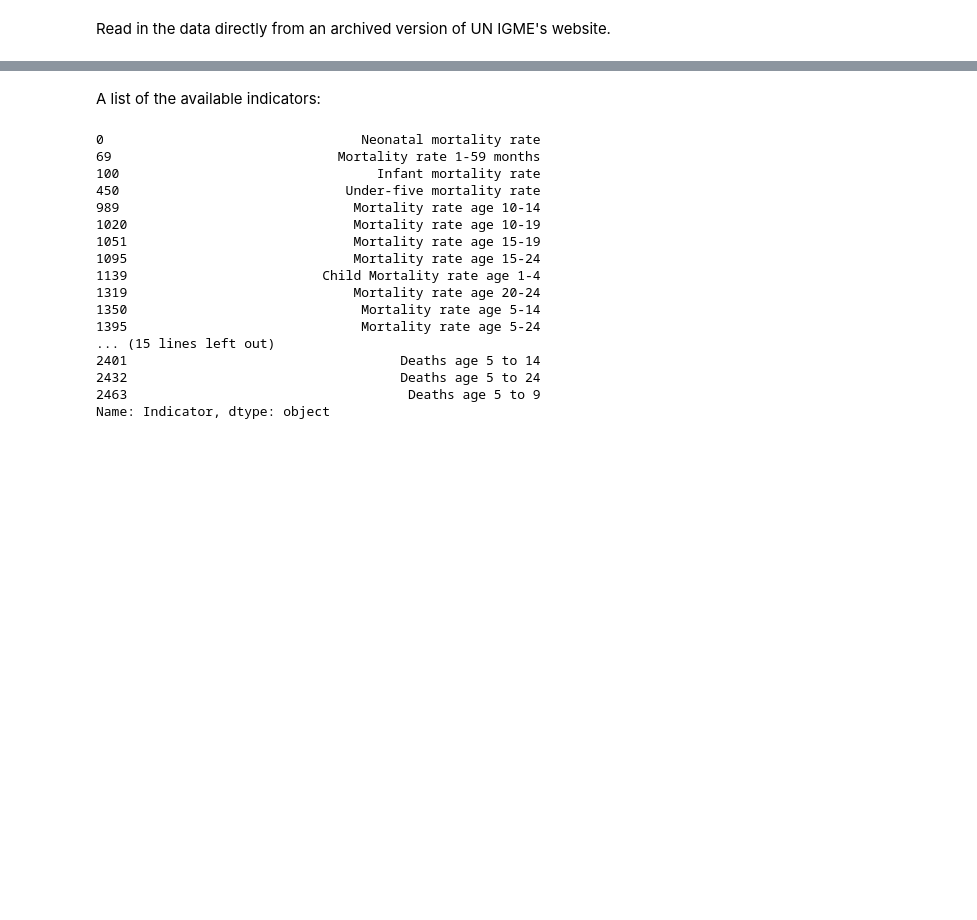
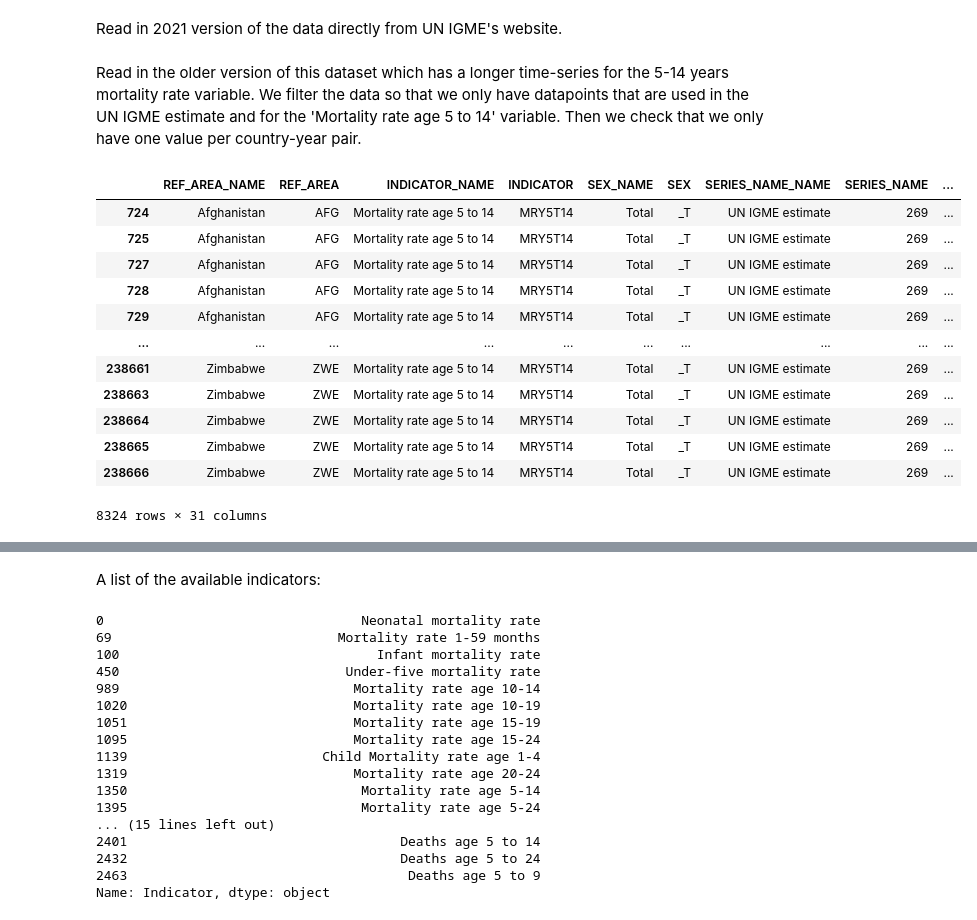
Before and after one commit to owid/notebooks, a Jupyter notebook: FionaSpooner/un_igme_youth_mortality/un_igme_youth_mortality.ipynb, the cells around one changed output, grey strips where cells are left out. Drawn from its saved outputs; the diff is of its cells as text; code cells hidden in the pictures; blank space fills up the shorter version.

Commit message:
refactor(un_igme): combining in the older dataset so the 5-14 MR variable has a longer time-series

```diff
--- a/FionaSpooner/un_igme_youth_mortality/un_igme_youth_mortality.ipynb
+++ b/FionaSpooner/un_igme_youth_mortality/un_igme_youth_mortality.ipynb
@@ -1,7 +1,29 @@
 # %%
 import pandas as pd
 # %% [markdown]
-Read in the data directly from an archived version of UN IGME's website.
+Read in 2021 version of the data directly from UN IGME's website.
 # %%
 df = pd.read_csv('https://childmortality.org/wp-content/uploads/2021/09/UNIGME-2021.csv')
 df.to_csv('data/input/un_igme_youth_mortality_input_data.csv', index = False)
+# %% [markdown]
+Read in the older version of this dataset which has a longer time-series for the 5-14 years mortality rate variable. We filter the data so that we only have datapoints that are used in the UN IGME estimate and for the 'Mortality rate age 5 to 14' variable. Then we check that we only have one value per country-year pair.
+# %%
+old_df = pd.read_csv('data/input/Child Mortality Estimation.csv')
+old_df = old_df[(old_df['SERIES_NAME_NAME'] == 'UN IGME estimate') & (old_df['INDICATOR_NAME'] == 'Mortality rate age 5 to 14')]
+assert old_df[['REF_AREA_NAME', 'TIME_PERIOD']].duplicated().sum() == 0
+# %%
+old_df
+# %% [output]
+|  | REF_AREA_NAME | REF_AREA | INDICATOR_NAME | INDICATOR | SEX_NAME | SEX | SERIES_NAME_NAME | SERIES_NAME | ... |
+| 724 | Afghanistan | AFG | Mortality rate age 5 to 14 | MRY5T14 | Total | _T | UN IGME estimate | 269 | ... |
+| 725 | Afghanistan | AFG | Mortality rate age 5 to 14 | MRY5T14 | Total | _T | UN IGME estimate | 269 | ... |
+| 727 | Afghanistan | AFG | Mortality rate age 5 to 14 | MRY5T14 | Total | _T | UN IGME estimate | 269 | ... |
+| 728 | Afghanistan | AFG | Mortality rate age 5 to 14 | MRY5T14 | Total | _T | UN IGME estimate | 269 | ... |
+| 729 | Afghanistan | AFG | Mortality rate age 5 to 14 | MRY5T14 | Total | _T | UN IGME estimate | 269 | ... |
+| ... | ... | ... | ... | ... | ... | ... | ... | ... | ... |
+| 238661 | Zimbabwe | ZWE | Mortality rate age 5 to 14 | MRY5T14 | Total | _T | UN IGME estimate | 269 | ... |
+| 238663 | Zimbabwe | ZWE | Mortality rate age 5 to 14 | MRY5T14 | Total | _T | UN IGME estimate | 269 | ... |
+| 238664 | Zimbabwe | ZWE | Mortality rate age 5 to 14 | MRY5T14 | Total | _T | UN IGME estimate | 269 | ... |
+| 238665 | Zimbabwe | ZWE | Mortality rate age 5 to 14 | MRY5T14 | Total | _T | UN IGME estimate | 269 | ... |
+| 238666 | Zimbabwe | ZWE | Mortality rate age 5 to 14 | MRY5T14 | Total | _T | UN IGME estimate | 269 | ... |
+8324 rows × 31 columns
```
Also changed, not shown: parts of 2 cells of this notebook.
